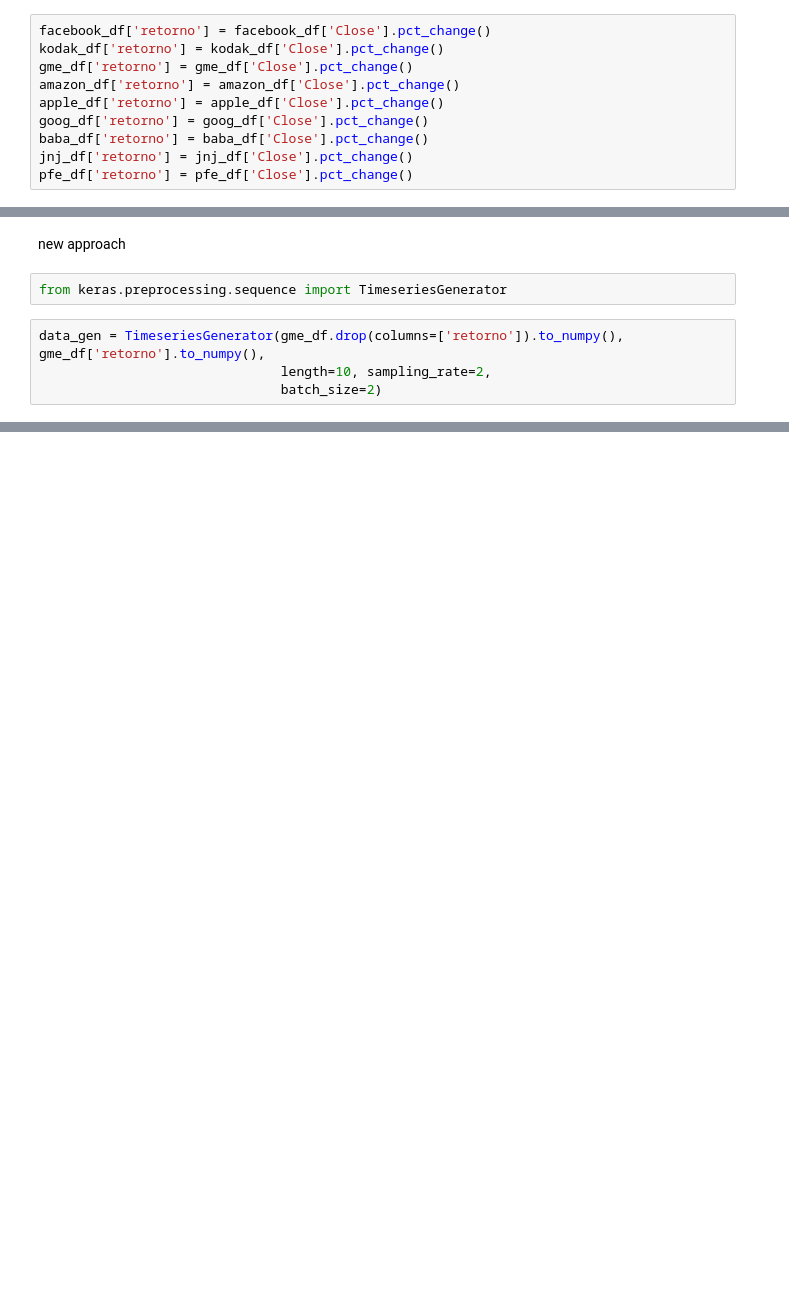
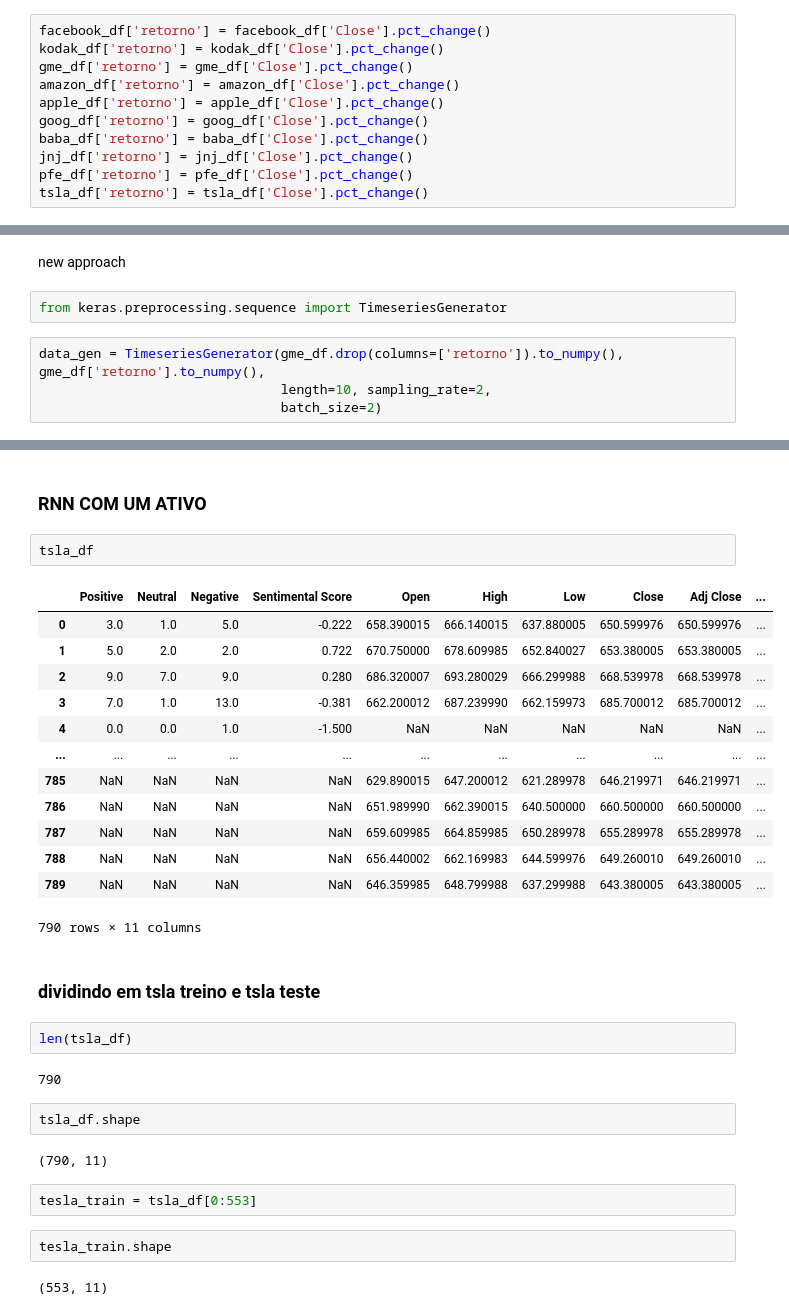
Before and after one commit to netoconcon/next_trend, a Jupyter notebook: notebooks/tanise_nuts_nuts-rnn_com_imputer.ipynb, the cells around one changed output, grey strips where cells are left out. Saved outputs shown, nothing was run; the diff lists cells and outputs as text; blank space fills up the shorter version.

```diff
--- a/notebooks/tanise_nuts_nuts-rnn_com_imputer.ipynb
+++ b/notebooks/tanise_nuts_nuts-rnn_com_imputer.ipynb
@@ -101,6 +101,7 @@ goog_df['retorno'] = goog_df['Close'].pct_change()
 baba_df['retorno'] = baba_df['Close'].pct_change()
 jnj_df['retorno'] = jnj_df['Close'].pct_change()
 pfe_df['retorno'] = pfe_df['Close'].pct_change()
+tsla_df['retorno'] = tsla_df['Close'].pct_change()
 # %%
 from sklearn.impute import KNNImputer, SimpleImputer
 # %%
@@ -335,0 +209,34 @@ ValueError: Failed to find data adapter that can handle input: <class 'keras.pre
+# %% [markdown]
+### RNN COM UM ATIVO
+# %%
+tsla_df
+# %% [output]
+|  | Positive | Neutral | Negative | Sentimental Score | Open | High | Low | Close | Adj Close | ... |
+| 0 | 3.0 | 1.0 | 5.0 | -0.222 | 658.390015 | 666.140015 | 637.880005 | 650.599976 | 650.599976 | ... |
+| 1 | 5.0 | 2.0 | 2.0 | 0.722 | 670.750000 | 678.609985 | 652.840027 | 653.380005 | 653.380005 | ... |
+| 2 | 9.0 | 7.0 | 9.0 | 0.280 | 686.320007 | 693.280029 | 666.299988 | 668.539978 | 668.539978 | ... |
+| 3 | 7.0 | 1.0 | 13.0 | -0.381 | 662.200012 | 687.239990 | 662.159973 | 685.700012 | 685.700012 | ... |
+| 4 | 0.0 | 0.0 | 1.0 | -1.500 | NaN | NaN | NaN | NaN | NaN | ... |
+| ... | ... | ... | ... | ... | ... | ... | ... | ... | ... | ... |
+| 785 | NaN | NaN | NaN | NaN | 629.890015 | 647.200012 | 621.289978 | 646.219971 | 646.219971 | ... |
+| 786 | NaN | NaN | NaN | NaN | 651.989990 | 662.390015 | 640.500000 | 660.500000 | 660.500000 | ... |
+| 787 | NaN | NaN | NaN | NaN | 659.609985 | 664.859985 | 650.289978 | 655.289978 | 655.289978 | ... |
+| 788 | NaN | NaN | NaN | NaN | 656.440002 | 662.169983 | 644.599976 | 649.260010 | 649.260010 | ... |
+| 789 | NaN | NaN | NaN | NaN | 646.359985 | 648.799988 | 637.299988 | 643.380005 | 643.380005 | ... |
+790 rows × 11 columns
+# %% [markdown]
+### dividindo em tsla treino e tsla teste
+# %%
+len(tsla_df)
+# %% [output]
+790
+# %%
+tsla_df.shape
+# %% [output]
+(790, 11)
+# %%
+tesla_train = tsla_df[0:553]
+# %%
+tesla_train.shape
+# %% [output]
+(553, 11)
```
Also changed, not shown: parts of 42 cells of this notebook, 1 other file.
